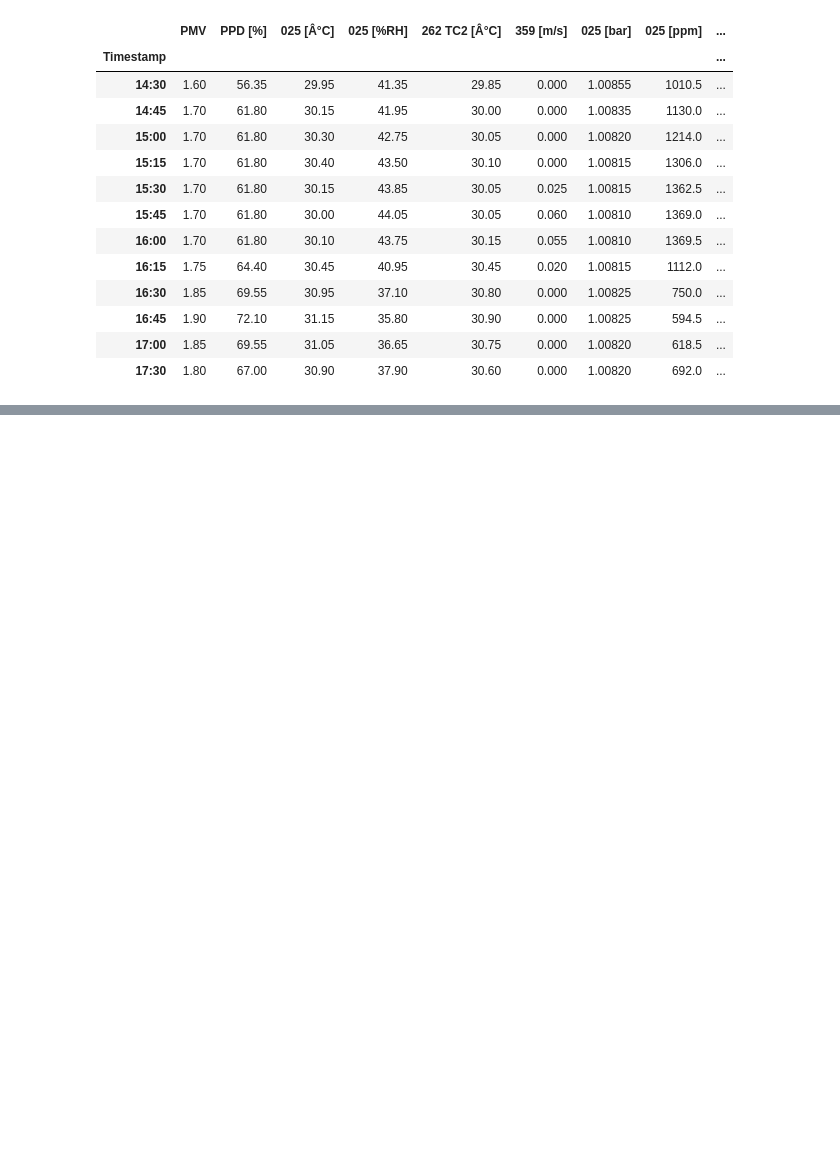
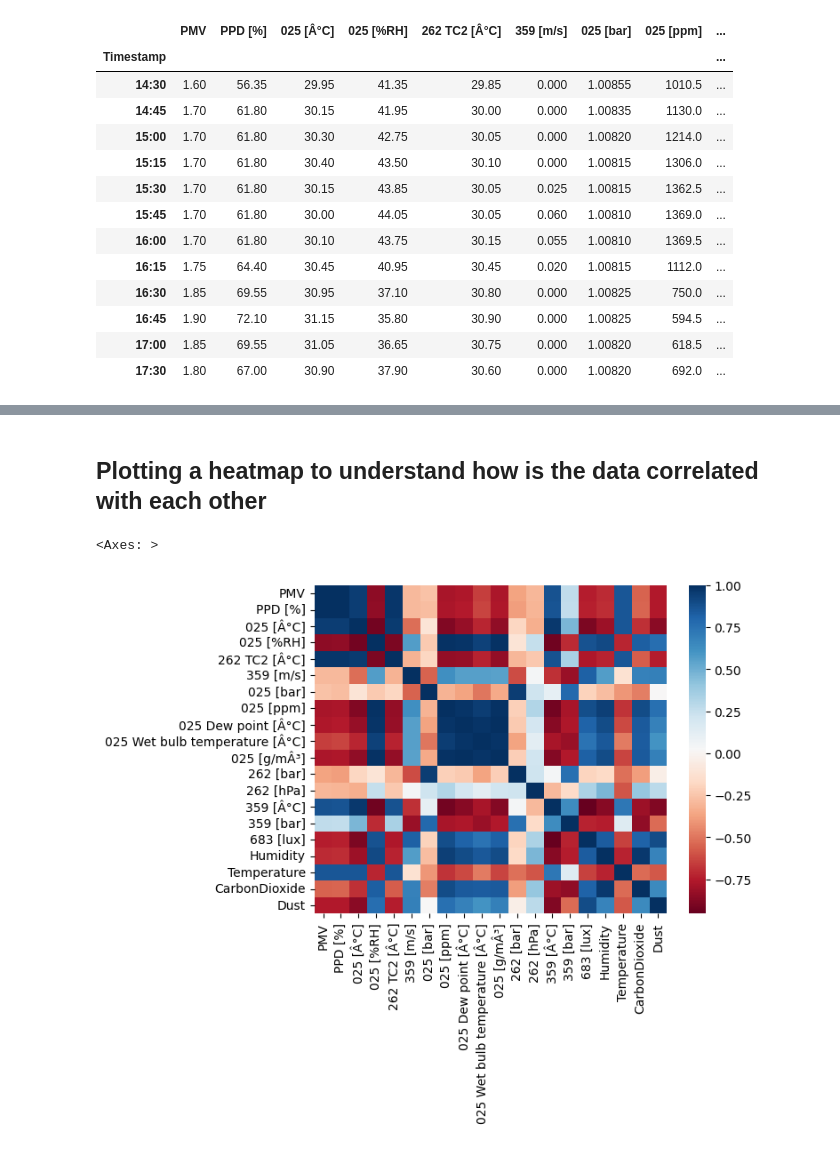
Before and after one commit to harshxtanwar/data_analytics_group_01, a Jupyter notebook: analytics.ipynb, the cells around one changed output, grey strips where cells are left out. Drawn from its saved outputs; the diff is of its cells as text; code cells hidden in the pictures; blank space fills up the shorter version.

```diff
--- a/analytics.ipynb
+++ b/analytics.ipynb
@@ -296,0 +279,7 @@ thermal_comfort_data.head(50)
+# %% [markdown]
+## Plotting a heatmap to understand how is the data correlated with each other
+# %%
+sns.heatmap(final_dataset.corr(), cmap='RdBu')
+# %% [output]
+<Axes: >
+[figure, added]
```
Also changed, not shown: parts of 43 cells of this notebook, 1 other file.
